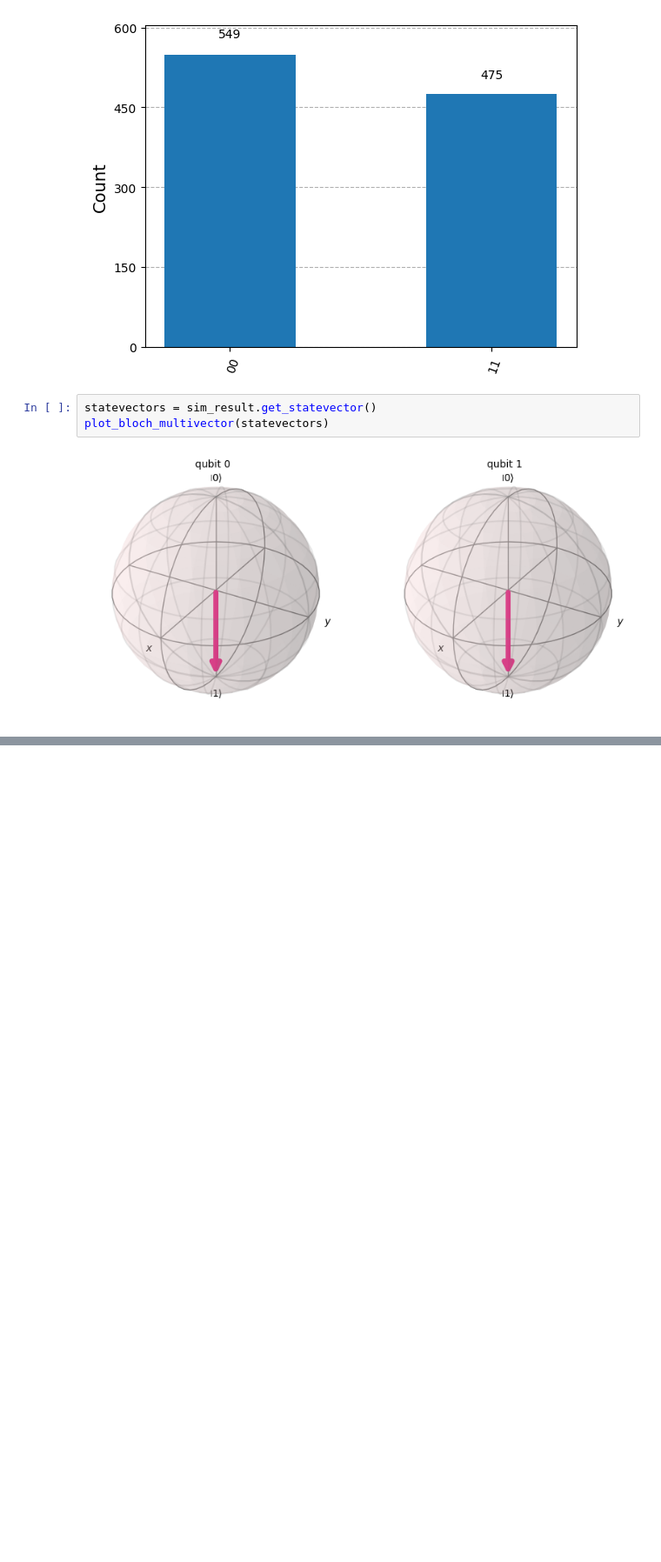
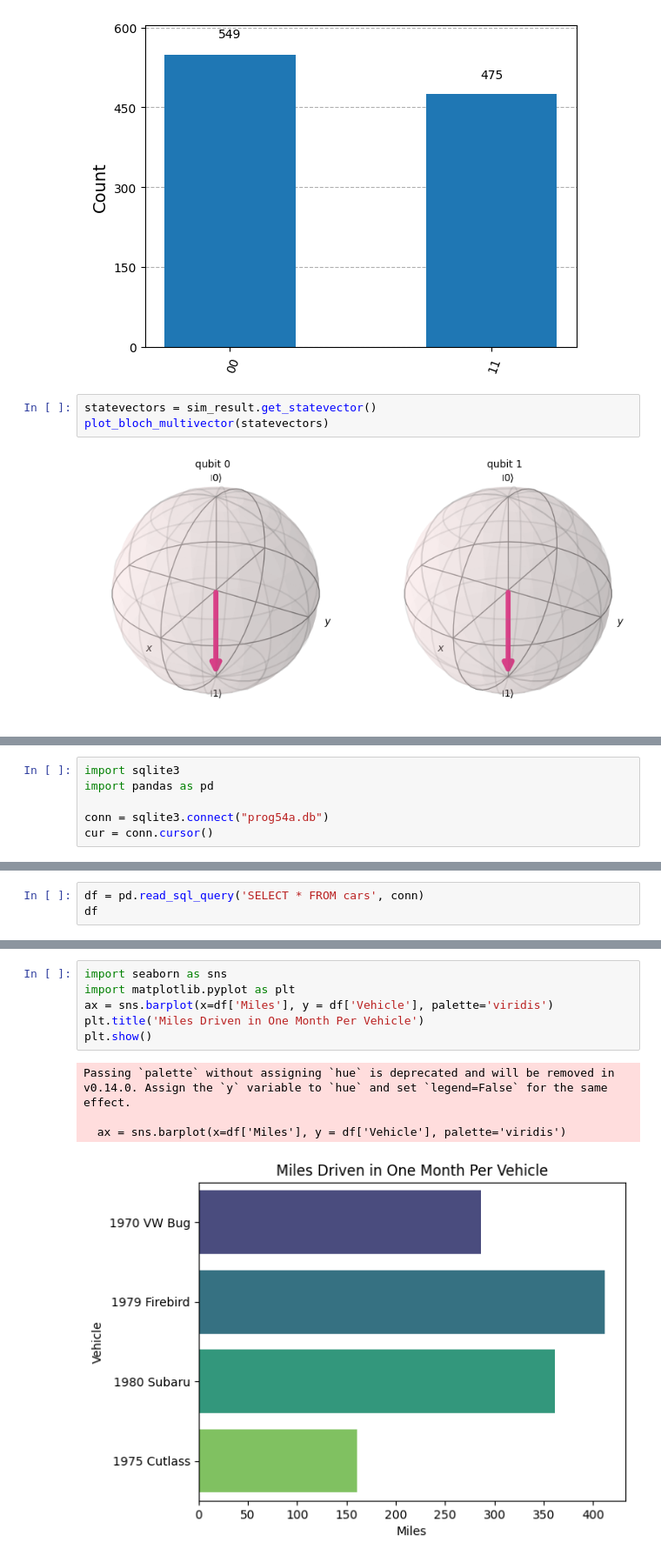
Before and after one commit to Tait-Sherfinski/AP-Computer-Science-Principles, a Jupyter notebook: Notebooks/concepts.ipynb, the cells around one changed output, grey strips where cells are left out. Shown at 87% size. Drawn from its saved outputs; the diff is of its cells as text; blank space fills up the shorter version.

```diff
--- a/Notebooks/concepts.ipynb
+++ b/Notebooks/concepts.ipynb
@@ -374,0 +377,6 @@ plot_bloch_multivector(statevectors)
+# %%
+import sqlite3
+import pandas as pd
+
+conn = sqlite3.connect("prog54a.db")
+cur = conn.cursor()
@@ -374,0 +403,3 @@ plot_bloch_multivector(statevectors)
+# %%
+df = pd.read_sql_query('SELECT * FROM cars', conn)
+df
@@ -374,0 +428,11 @@ plot_bloch_multivector(statevectors)
+# %%
+import seaborn as sns
+import matplotlib.pyplot as plt
+ax = sns.barplot(x=df['Miles'], y = df['Vehicle'], palette='viridis')
+plt.title('Miles Driven in One Month Per Vehicle')
+plt.show()
+# %% [output]
+Passing `palette` without assigning `hue` is deprecated and will be removed in v0.14.0. Assign the `y` variable to `hue` and set `legend=False` for the same effect.
+
+  ax = sns.barplot(x=df['Miles'], y = df['Vehicle'], palette='viridis')
+[figure, added]
```
Also changed, not shown: parts of 6 cells of this notebook, 1 other file.
